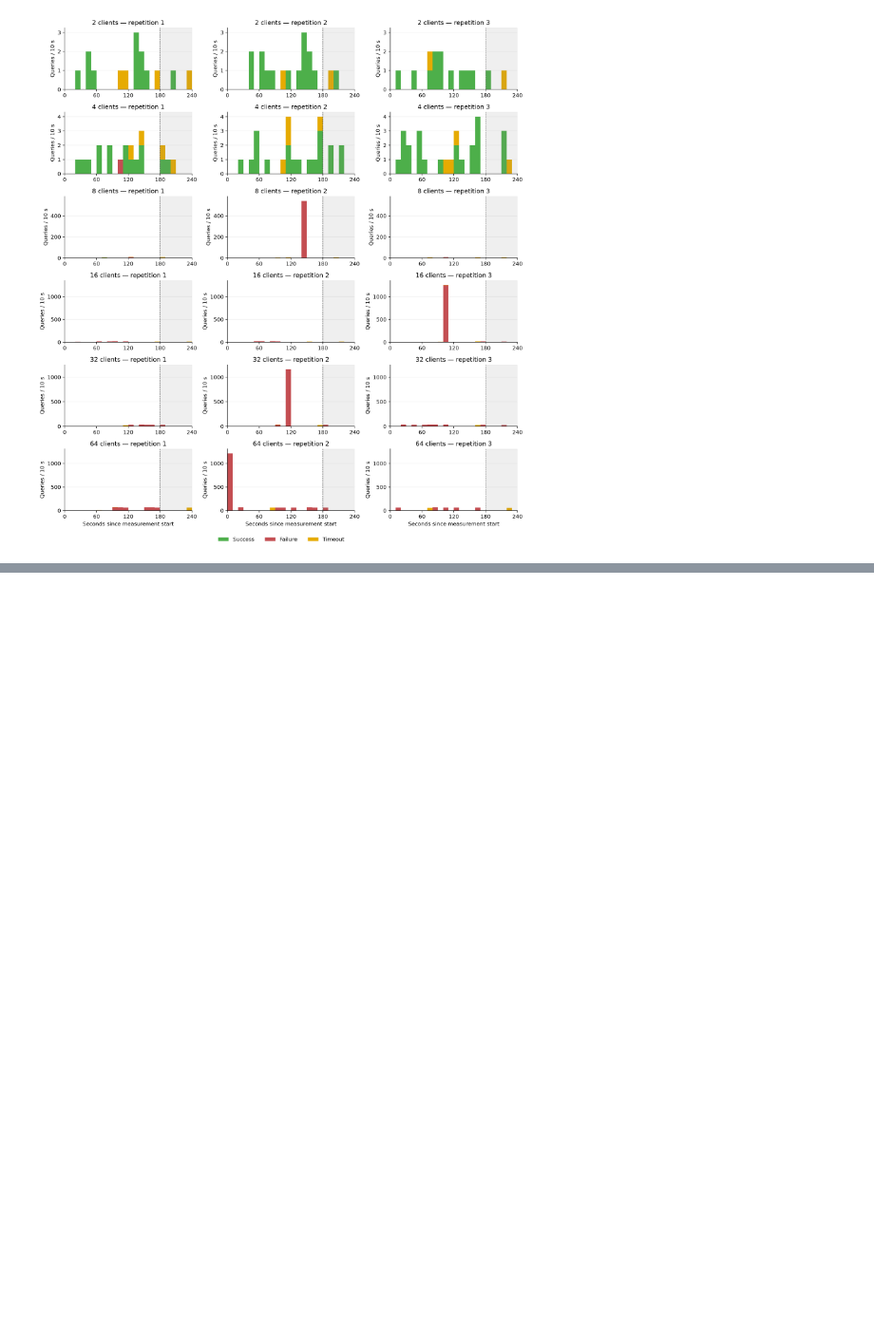
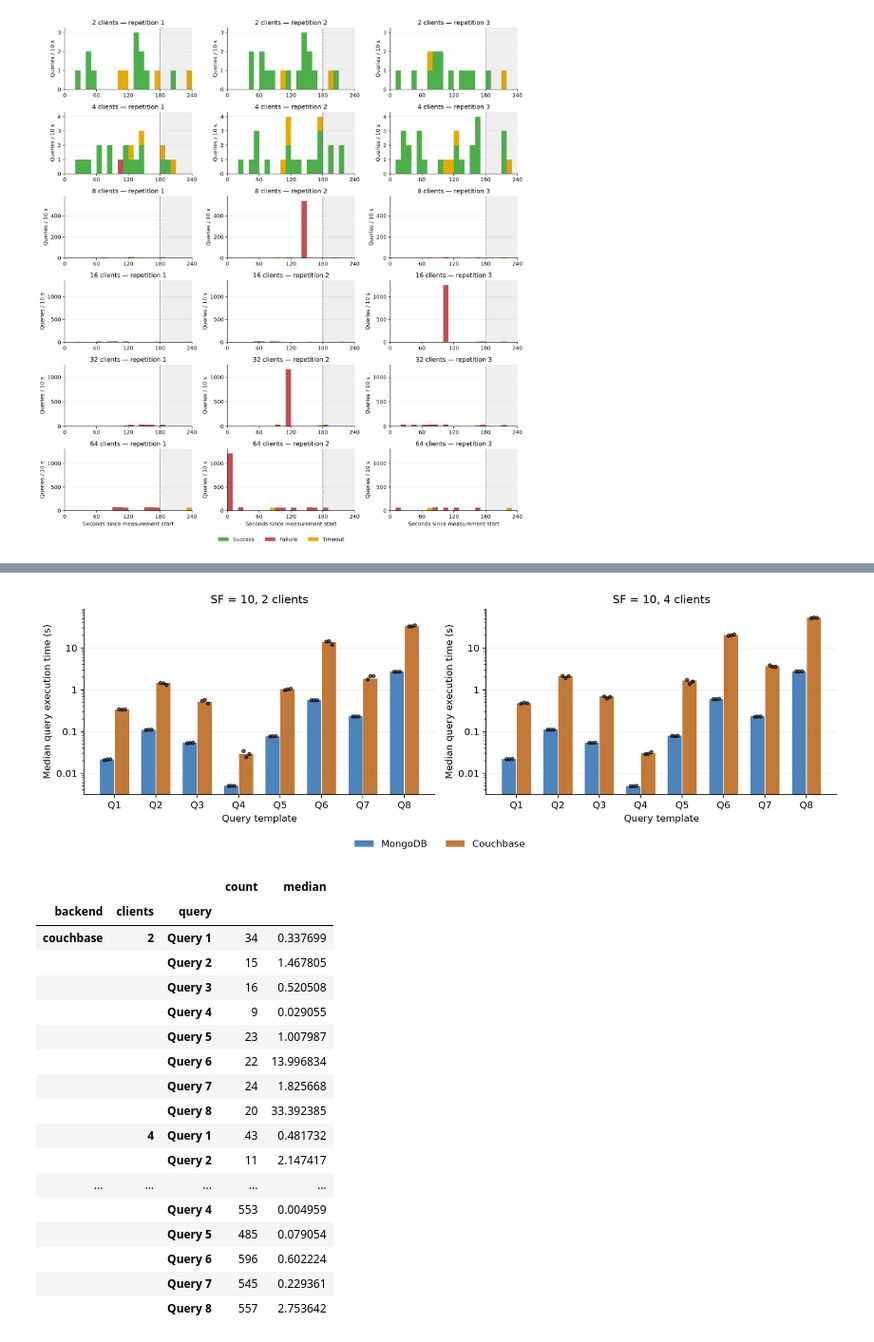
Before and after one commit to zeNightshade/JSONBench, a Jupyter notebook: notebooks/ec2_large_analysis.ipynb, the cells around one changed output, grey strips where cells are left out. Shown at 95% size. Cells and saved outputs as stored; diff of their text form; code cells hidden in the pictures; blank space fills up the shorter version.

```diff
--- a/notebooks/ec2_large_analysis.ipynb
+++ b/notebooks/ec2_large_analysis.ipynb
@@ -379,0 +462,71 @@ pd.DataFrame(binned_rows).to_csv(OUT / "couchbase_s200_outcome_bins.csv", index=
+# %%
+healthy_clients = [2, 4]
+healthy_runs = runs[(runs.sf == 10) & runs.clients.isin(healthy_clients)]
+assert healthy_runs.errors.sum() == 0 and healthy_runs.timeouts.sum() == 0
+query_events = []
+for cell in plan["cells"]:
+    if cell["scale_factor"] != 10 or cell["workers"] not in healthy_clients:
+        continue
+    attempt = state["attempts"][cell["id"]][-1]
+    run = DATA / "attempts" / attempt["run_path"].split("/attempts/", 1)[1]
+    info = json.loads((run / "info.json").read_text())
+    start = info["warmup_seconds"]
+    for line in (run / "events.jsonl").open():
+        event = json.loads(line)
+        if event["event"] == "completed" and start <= event["start_seconds"] < start + info["measurement_seconds"]:
+            assert event["status"] == "success"
+            query_events.append(dict(backend=cell["backend"], clients=cell["workers"],
+                repetition=cell["repetition"], query=event["name"], duration_s=event["time"]))
+query_events = pd.DataFrame(query_events)
+assert len(query_events) == healthy_runs.successes.sum()
+query_medians = query_events.groupby(["backend", "clients", "query"]).duration_s.agg(["count", "median"])
+rep_medians = query_events.groupby(["backend", "clients", "query", "repetition"]).duration_s.agg(["count", "median"])
+assert len(query_medians) == 32 and len(rep_medians) == 96
+query_medians.to_csv(OUT / "sf10_healthy_query_medians.csv")
+rep_medians.to_csv(OUT / "sf10_healthy_query_repetition_medians.csv")
+from matplotlib.ticker import FuncFormatter
+fig, axes = plt.subplots(1, 2, figsize=(12, 4), sharey=True)
+query_names = [f"Query {i}" for i in range(1, 9)]
+x = np.arange(8)
+for ax, clients in zip(axes, healthy_clients):
+    for b, (backend, color) in enumerate(COLORS.items()):
+        positions = x + (b - .5) * .36
+        values = query_medians.loc[(backend, clients)].reindex(query_names)
+        ax.bar(positions, values["median"], width=.34, color=color, label=LABELS[backend], alpha=.8)
+        for rep, offset in zip([1, 2, 3], [-.07, 0, .07]):
+            dots = rep_medians.xs((backend, clients), level=("backend", "clients")).xs(rep, level="repetition").reindex(query_names)
+            ax.scatter(positions + offset, dots["median"], s=12, color="black", alpha=.6, zorder=3)
+    ax.set_title(f"SF = 10, {clients} clients")
+    ax.set_xticks(x, [f"Q{i}" for i in range(1, 9)])
+    ax.set_xlabel("Query template")
+    ax.set_ylabel("Median query execution time (s)")
+    ax.set_yscale("log")
+    ax.yaxis.set_major_formatter(FuncFormatter(lambda value, _: f"{value:g}"))
+    ax.tick_params(labelleft=True)
+    ax.grid(axis="y", alpha=.2)
+    ax.set_axisbelow(True)
+handles, labels = axes[0].get_legend_handles_labels()
+fig.legend(handles, labels, loc="lower center", ncol=2, frameon=False)
+fig.tight_layout(rect=(0, .08, 1, 1))
+save(fig, "sf10_healthy_query_medians")
+display(query_medians)
+# %% [output]
+[figure, added]
+|  |  |  | count | median |
+| backend | clients | query |  |  |
+| couchbase | 2 | Query 1 | 34 | 0.337699 |
+|  |  | Query 2 | 15 | 1.467805 |
+|  |  | Query 3 | 16 | 0.520508 |
+|  |  | Query 4 | 9 | 0.029055 |
+|  |  | Query 5 | 23 | 1.007987 |
+|  |  | Query 6 | 22 | 13.996834 |
+|  |  | Query 7 | 24 | 1.825668 |
+|  |  | Query 8 | 20 | 33.392385 |
+|  | 4 | Query 1 | 43 | 0.481732 |
+|  |  | Query 2 | 11 | 2.147417 |
+| ... | ... | ... | ... | ... |
+|  |  | Query 4 | 553 | 0.004959 |
+|  |  | Query 5 | 485 | 0.079054 |
+|  |  | Query 6 | 596 | 0.602224 |
+|  |  | Query 7 | 545 | 0.229361 |
+|  |  | Query 8 | 557 | 2.753642 |
```
Also changed, not shown: parts of 10 cells of this notebook.
